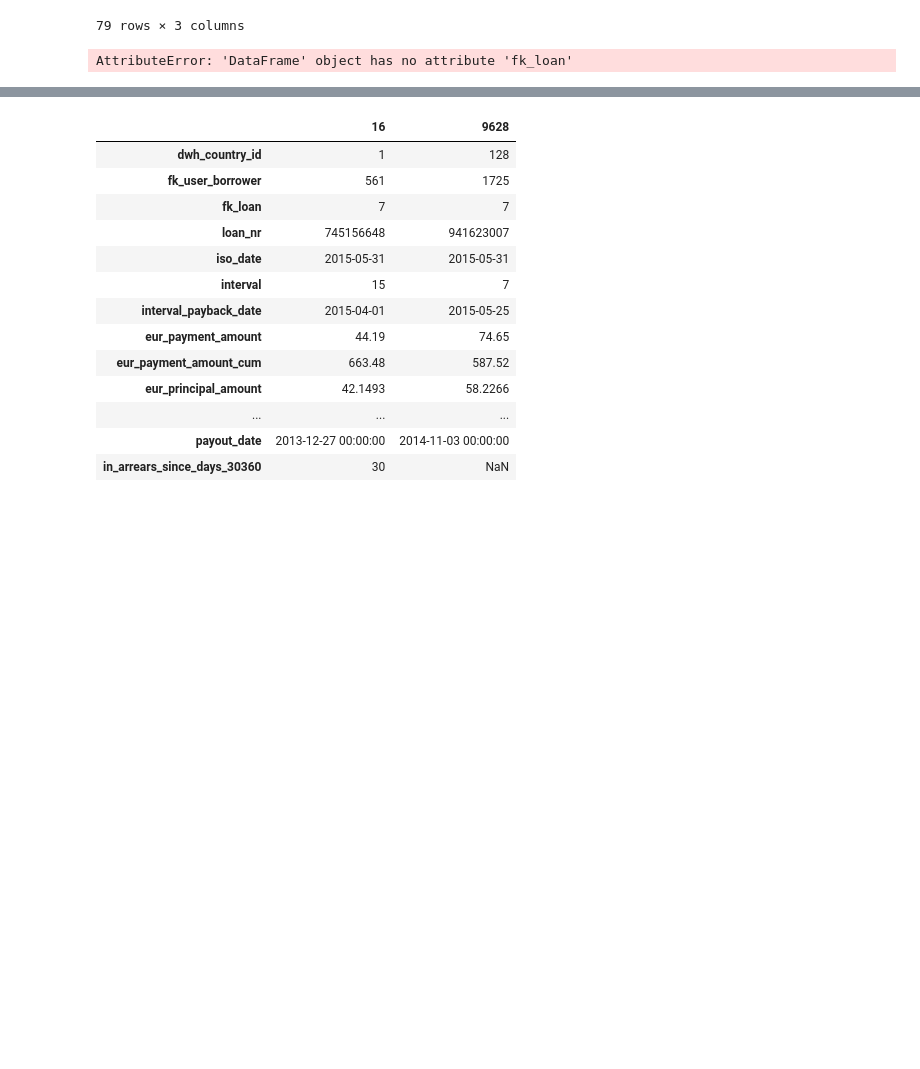
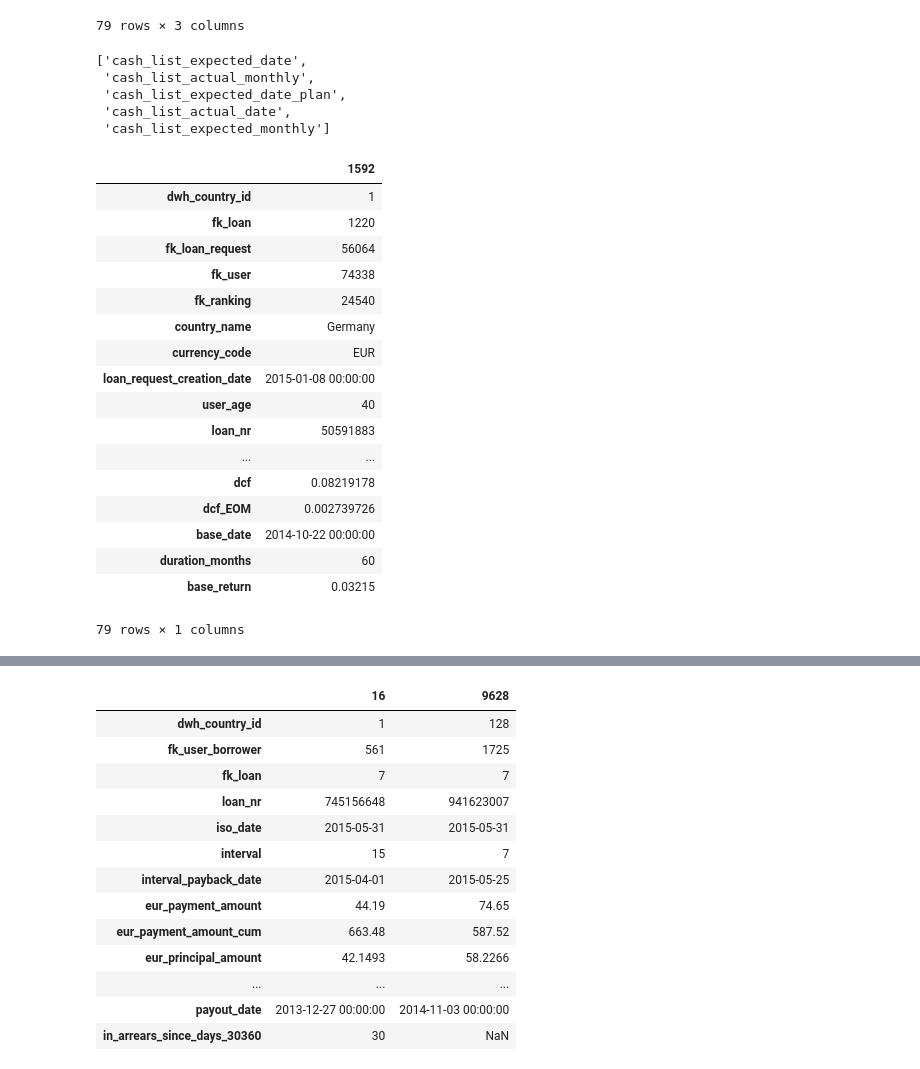
Before and after one commit to seanv507/lendico, a Jupyter notebook: Projects/Returns/src/returns01.ipynb, the cells around one changed output, grey strips where cells are left out. Saved outputs shown, nothing was run; the diff lists cells and outputs as text; code cells hidden in the pictures; blank space fills up the shorter version.

```diff
--- a/Projects/Returns/src/returns01.ipynb
+++ b/Projects/Returns/src/returns01.ipynb
@@ -504,7 +504,32 @@ loans_cnt[loans_cnt.fk_loan.isin([28,30,36])].T
 79 rows × 3 columns
 # %%
 xirrs_all[('dwh_country_id', 'fk_loan')].to_clipboard()
-# %%
-(nars.fk_loan==29).sum()
-# %% [output]
-AttributeError: 'DataFrame' object has no attribute 'fk_loan'
+# %%
+cash_lists.keys()
+# %% [output]
+['cash_list_expected_date',
+ 'cash_list_actual_monthly',
+ 'cash_list_expected_date_plan',
+ 'cash_list_actual_date',
+ 'cash_list_expected_monthly']
+# %%
+loans_cnt[loans_cnt.fk_loan==1220].T
+# %% [output]
+|  | 1592 |
+| dwh_country_id | 1 |
+| fk_loan | 1220 |
+| fk_loan_request | 56064 |
+| fk_user | 74338 |
+| fk_ranking | 24540 |
+| country_name | Germany |
+| currency_code | EUR |
+| loan_request_creation_date | 2015-01-08 00:00:00 |
+| user_age | 40 |
+| loan_nr | 50591883 |
+| ... | ... |
+| dcf | 0.08219178 |
+| dcf_EOM | 0.002739726 |
+| base_date | 2014-10-22 00:00:00 |
+| duration_months | 60 |
+| base_return | 0.03215 |
+79 rows × 1 columns
```
Also changed, not shown: parts of 7 cells of this notebook, 1 other file.
